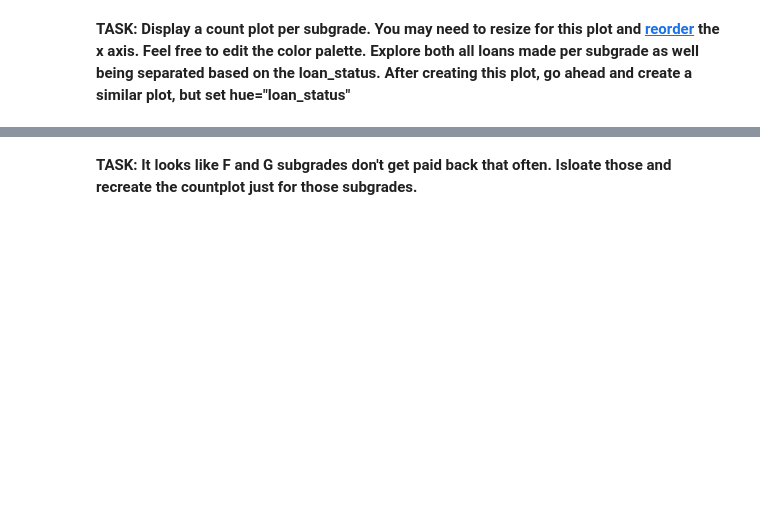
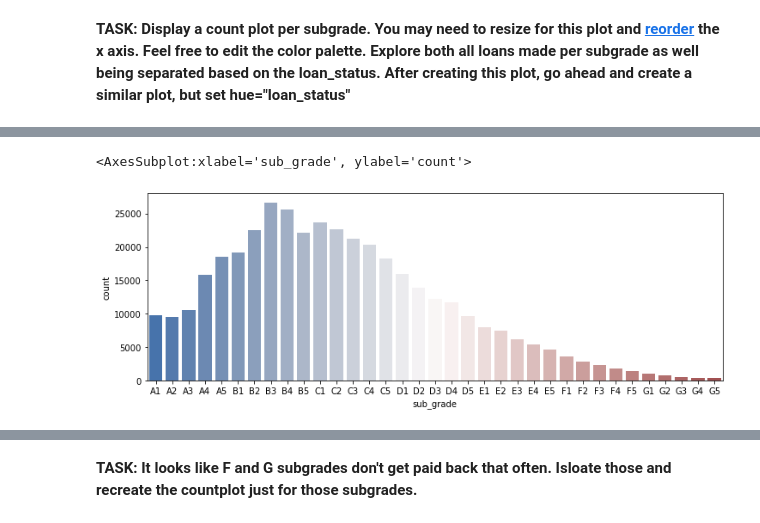
Before and after one commit to davidry777/LendingClub-Keras-Project, a Jupyter notebook: LendingClub-Keras-Project.ipynb, the cells around one changed output, grey strips where cells are left out. Saved outputs shown, nothing was run; the diff lists cells and outputs as text; code cells hidden in the pictures; blank space fills up the shorter version.

```diff
--- a/LendingClub-Keras-Project.ipynb
+++ b/LendingClub-Keras-Project.ipynb
@@ -379,2 +365,9 @@ df.groupby('loan_status')['loan_amnt'].describe()
+# %%
+plt.figure(figsize=(12,4))
+subgrade_order = sorted(df['sub_grade'].unique())
+sns.countplot(x='sub_grade', order=subgrade_order, data=df, palette='vlag')
+# %% [output]
+<AxesSubplot:xlabel='sub_grade', ylabel='count'>
+[figure, added]
 # %%
 # CODE HERE
```
Also changed, not shown: parts of 11 cells of this notebook.
